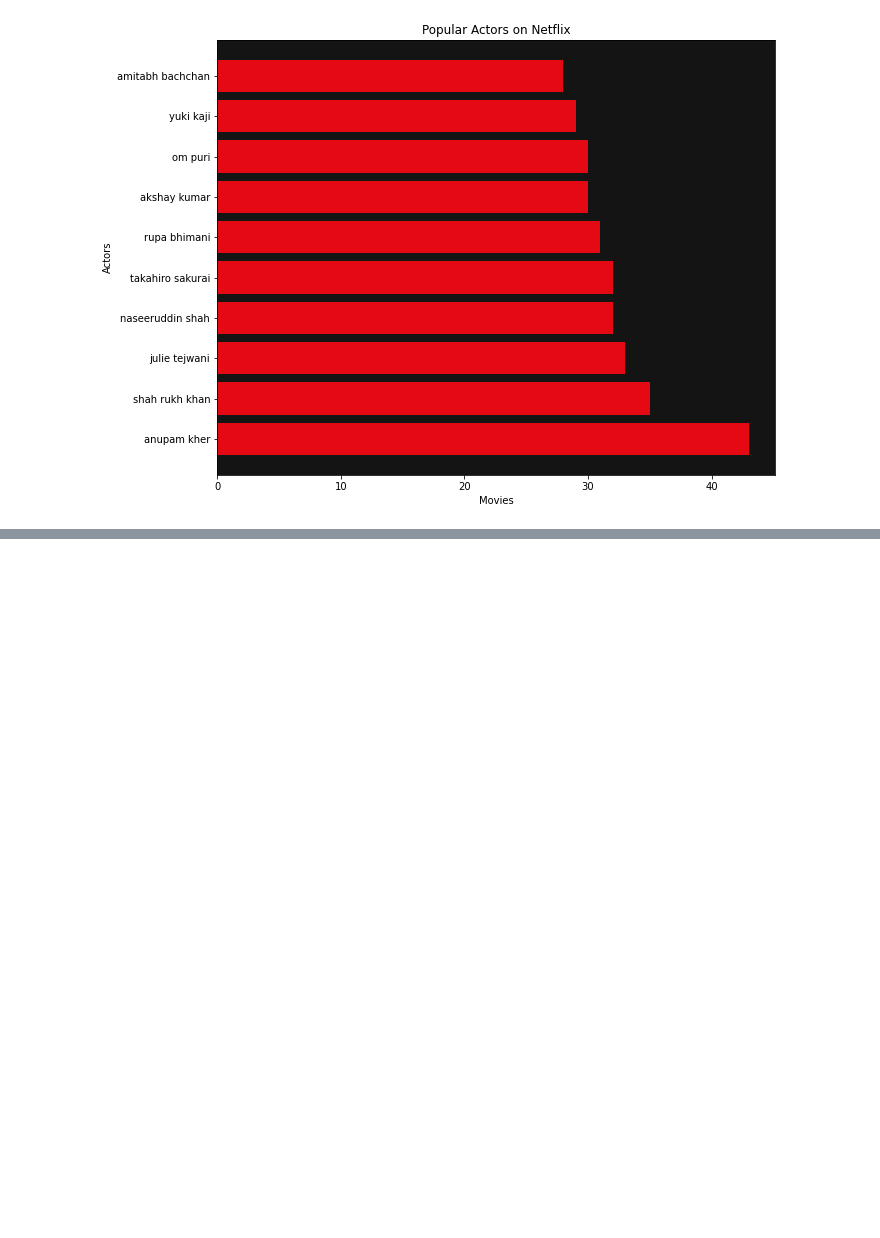
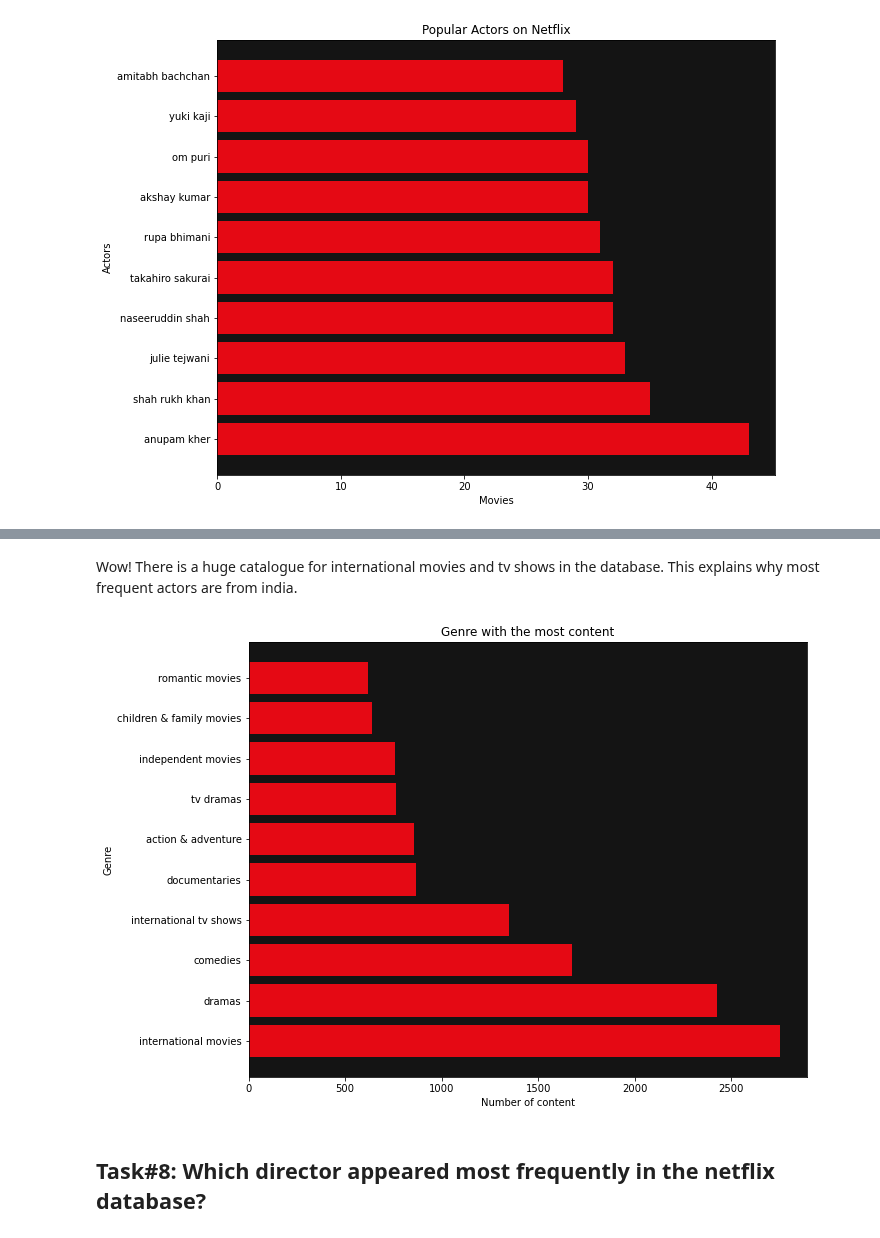
Before and after one commit to rony-guerra/Netflix_Analysis, a Jupyter notebook: Netflix_Analysis_v1.ipynb, the cells around one changed output, grey strips where cells are left out. Drawn from its saved outputs; the diff is of its cells as text; code cells hidden in the pictures; blank space fills up the shorter version.

```diff
--- a/Netflix_Analysis_v1.ipynb
+++ b/Netflix_Analysis_v1.ipynb
@@ -458,0 +524,13 @@ plt.show()
+# %%
+cast_names_counter = {}
+
+for index, row in us_movies.iterrows():
+    movie_cast = row['cast']
+    movie_cast_split = movie_cast.split(',')
+    movie_cast_stripped = [name.strip().lower() for name in movie_cast_split]
+    for name in movie_cast_stripped:
+        cast_names_counter[name] = cast_names_counter.get(name, 0) + 1
+
+popular_actors = dict(sorted(cast_names_counter.items(), key=lambda item: item[1], reverse=True))
+top_10 = dict(Counter(popular_actors).most_common(10))
+top_10
@@ -458,0 +558,2 @@ plt.show()
+# %%
+genre_df = df[['title','listed_in']]
@@ -458,0 +569,13 @@ plt.show()
+# %%
+genre_counter = {}
+
+for index, row in genre_df.iterrows():
+    genre_category = row['listed_in']
+    genre_category_split = genre_category.split(',')
+    genre_category_stripped = [genre.strip().lower() for genre in genre_category_split]
+    for genre in genre_category_stripped:
+        genre_counter[genre] = genre_counter.get(genre, 0) + 1
+
+most_genre = dict(sorted(genre_counter.items(), key=lambda item: item[1], reverse=True))
+top_10_genre = dict(Counter(most_genre).most_common(10))
+top_10_genre
@@ -458,0 +593,21 @@ plt.show()
+# %% [markdown]
+Wow! There is a huge catalogue for international movies and tv shows in the database. This explains why most frequent actors are from india.
+# %%
+genre = list(top_10_genre.keys())
+content_count = list(top_10_genre.values())
+# %%
+fig = plt.figure(figsize=(10,8))
+ax = plt.subplot(1,1,1)
+plt.barh(genre, content_count, color='#E50914')
+ax.set_title('Genre with the most content')
+ax.set_xlabel('Number of content')
+ax.set_ylabel('Genre')
+plt.grid(False)
+plt.rcParams['axes.facecolor'] = '#141414'
+
+plt.show()
+fig.savefig('most_genre.png')
+# %% [output]
+[figure, added]
+# %% [markdown]
+## Task#8: Which director appeared most frequently in the netflix database?
```
Also changed, not shown: parts of 59 cells of this notebook.
